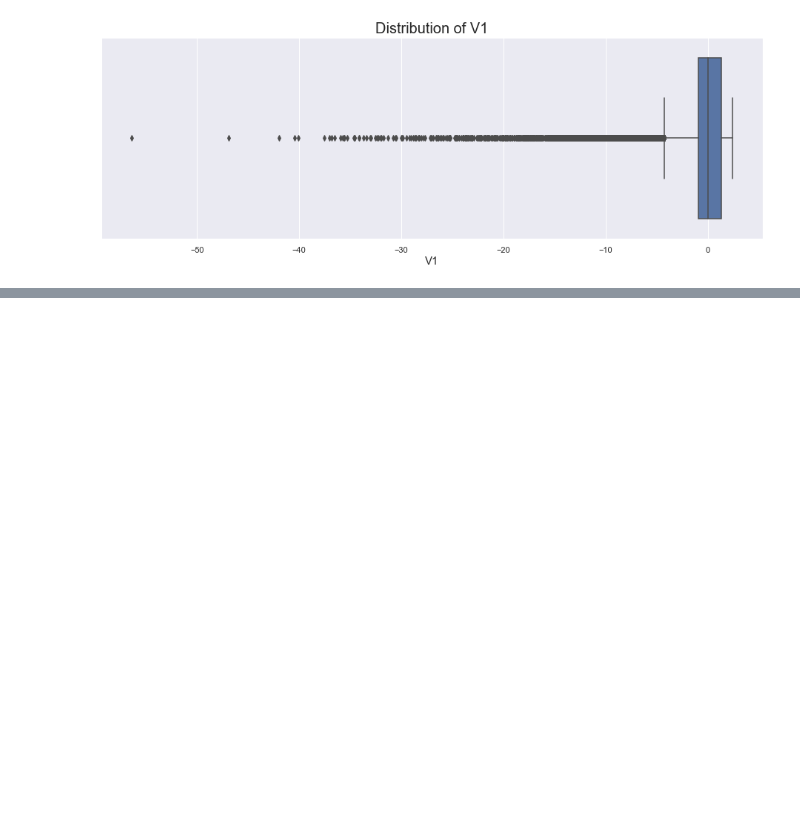
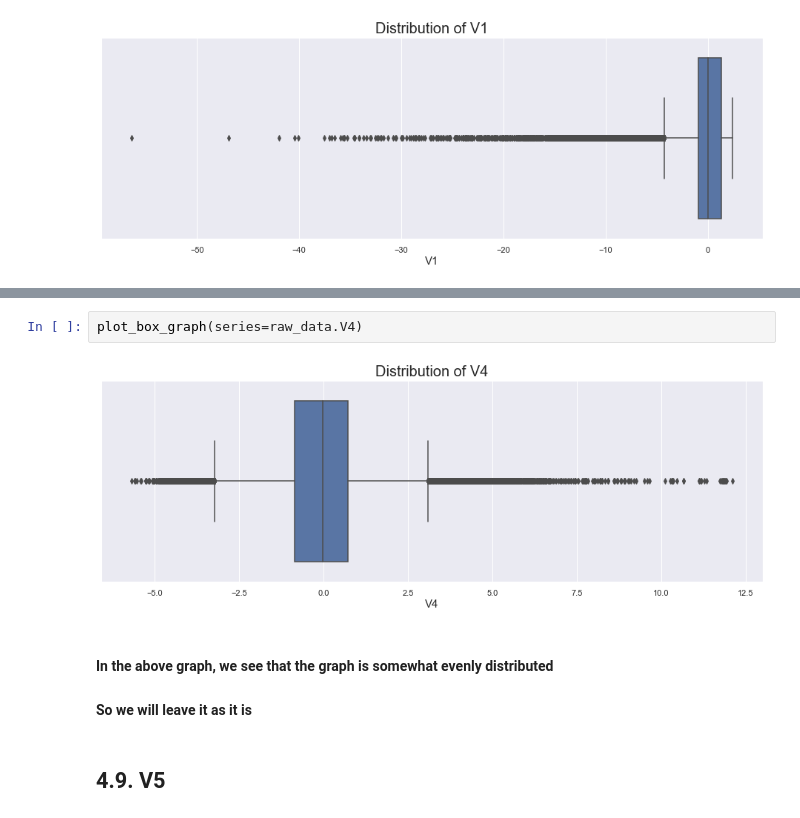
Before and after one commit to akshaykadam100/Credit-Card-Fraud-Detection, a Jupyter notebook: modelling/V1_Akshay_Kadam_DML2070010.ipynb, the cells around one changed output, grey strips where cells are left out. Drawn from its saved outputs; the diff is of its cells as text; blank space fills up the shorter version.

```diff
--- a/modelling/V1_Akshay_Kadam_DML2070010.ipynb
+++ b/modelling/V1_Akshay_Kadam_DML2070010.ipynb
@@ -322,0 +502,9 @@ check_class_distribution_on_handling_outlier(series_name='V1', quantile_val=0.01
+# %%
+plot_box_graph(series=raw_data.V4)
+# %% [output]
+[figure, added]
+# %% [markdown]
+#### In the above graph, we see that the graph is somewhat evenly distributed
+#### So we will leave it as it is
+# %% [markdown]
+## 4.9. V5
```
Also changed, not shown: parts of 59 cells of this notebook.
